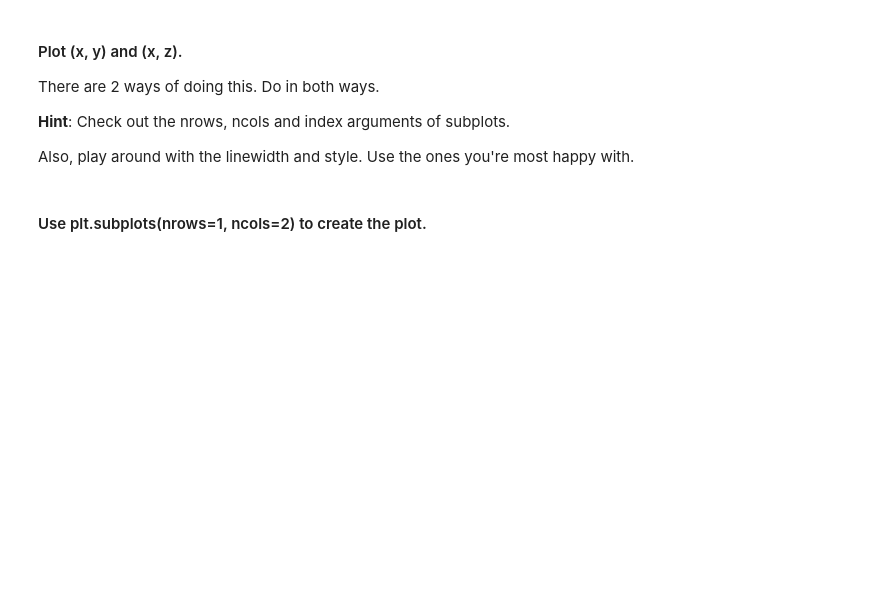
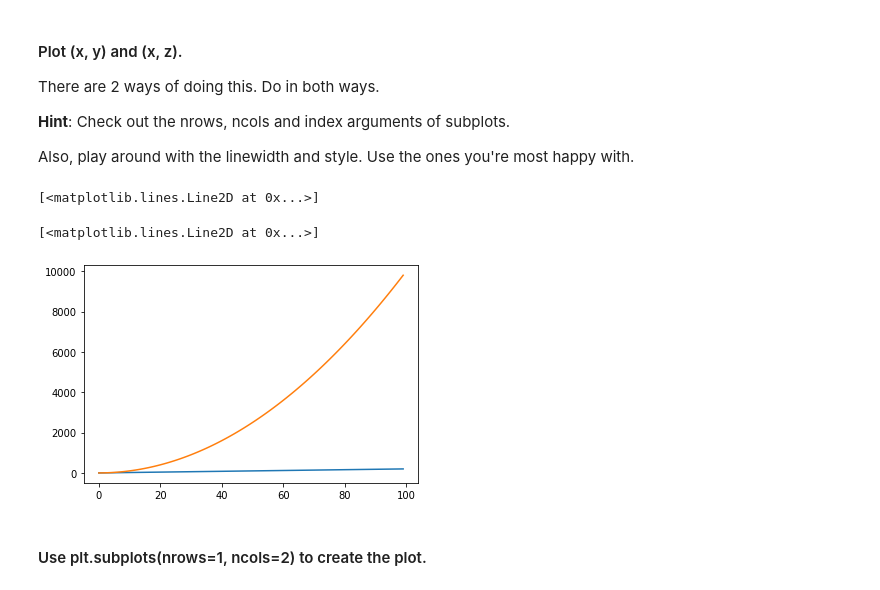
Before and after one commit to ta-datapt-bcn/lab-matplotlib-seaborn, a Jupyter notebook: your-code/main.ipynb, the cells around one changed output. Drawn from its saved outputs; the diff is of its cells as text; code cells hidden in the pictures; blank space fills up the shorter version.

Commit message:
matplotlib-seaborn

```diff
--- a/your-code/main.ipynb
+++ b/your-code/main.ipynb
@@ -28,2 +41,11 @@ Also, play around with the linewidth and style. Use the ones you're most happy w
+# %%
+# Method 1
+plt.plot(x,y)
+plt.plot(x,z)
+plt.show()
+# %% [output]
+[<matplotlib.lines.Line2D at 0x...>]
+[<matplotlib.lines.Line2D at 0x...>]
+[figure, added]
 # %% [markdown]
 #### Use plt.subplots(nrows=1, ncols=2) to create the plot.
```
Also changed, not shown: parts of 44 cells of this notebook.
